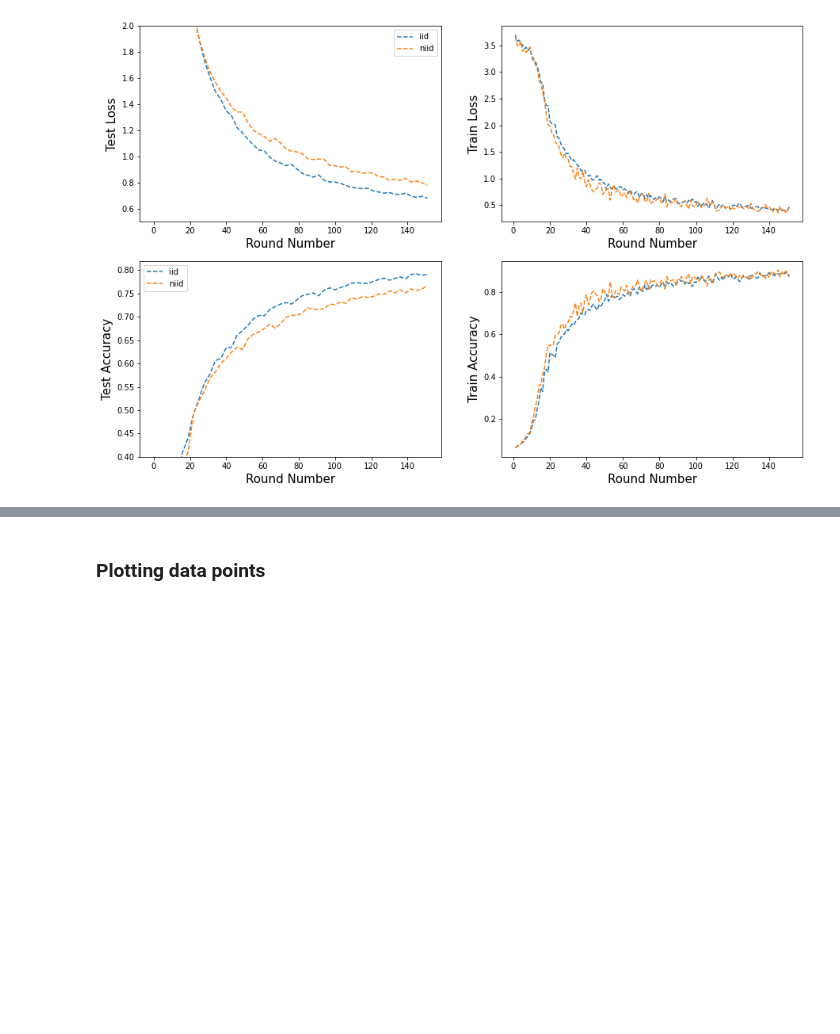
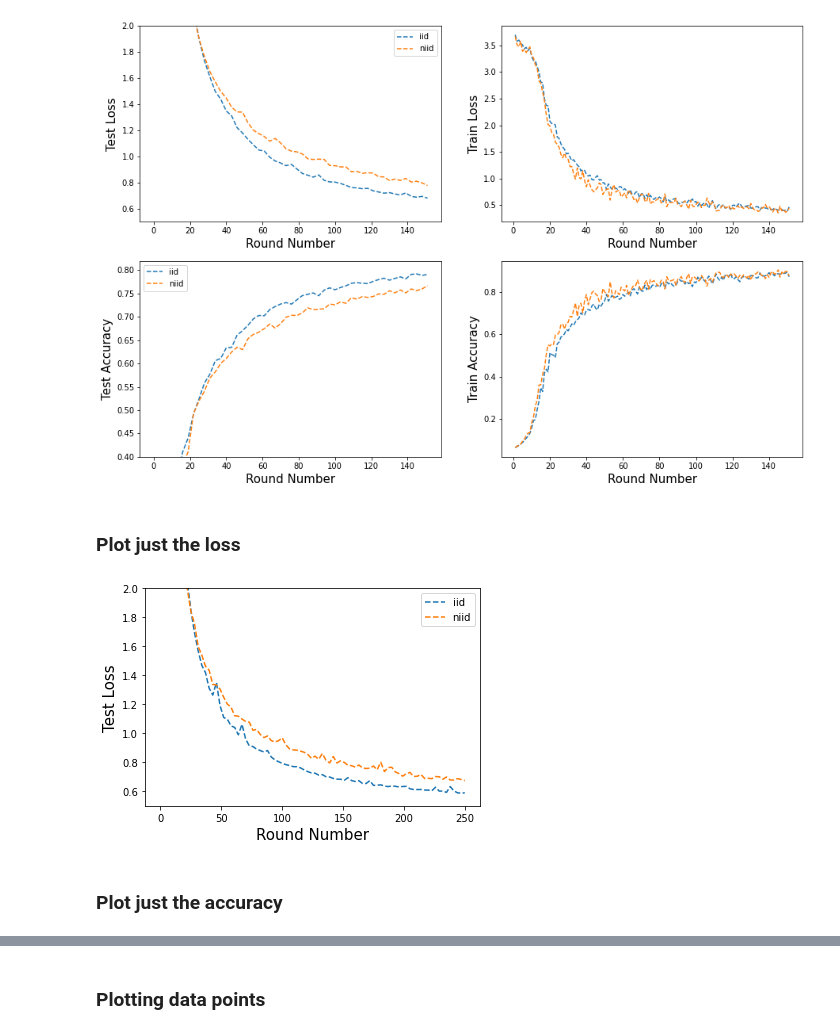
Before and after one commit to akash-07/optml-project, a Jupyter notebook: fedavg/src_realworld/plotter.ipynb, the cells around one changed output, grey strips where cells are left out. Drawn from its saved outputs; the diff is of its cells as text; code cells hidden in the pictures; blank space fills up the shorter version.

```diff
--- a/fedavg/src_realworld/plotter.ipynb
+++ b/fedavg/src_realworld/plotter.ipynb
@@ -66,3 +66,24 @@ axs4.set_xlabel('Round Number', fontsize=15)
 # %% [output]
 Text(0.5, 0, 'Round Number')
 [figure]
+# %% [markdown]
+### Plot just the loss
+# %%
+plt.figure(figsize=(6,4))
+
+for alg in [alg1, alg2]:
+    plt.plot(test_loss_indexes[alg], test_losses[alg], '--', label=alg)
+
+plt.legend()
+plt.ylabel('Test Loss', fontsize=15)
+plt.xlabel('Round Number', fontsize=15)
+# axs1.tick_params(axis='both', labelsize=12)
+plt.ylim(0.5, 2.0)
+
+# plt.legend()
+# fig.suptitle('Perceptron Training | local steps = 1000', fontsize=15)
+# plt.savefig('../../logs/figures/final/femnist_iid_vs_niid_loss.jpg', dpi=300)
+# %% [output]
+[figure, added]
+# %% [markdown]
+### Plot just the accuracy
```
Also changed, not shown: parts of 7 cells of this notebook, 5 other files.
